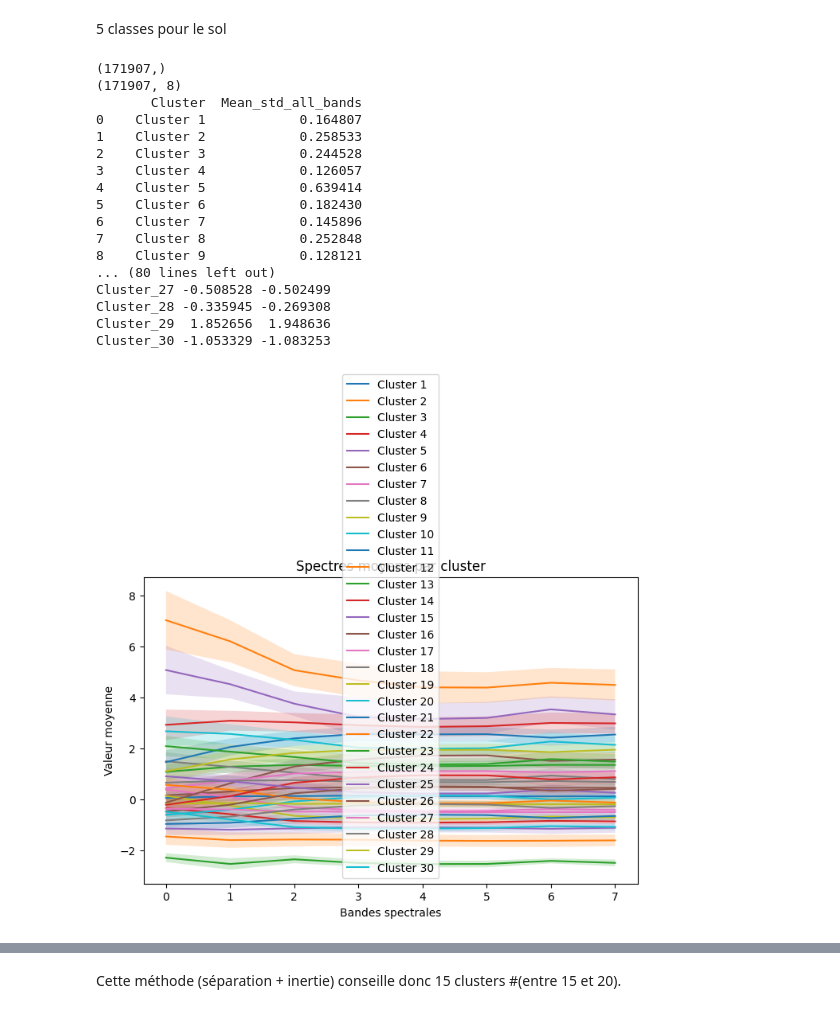
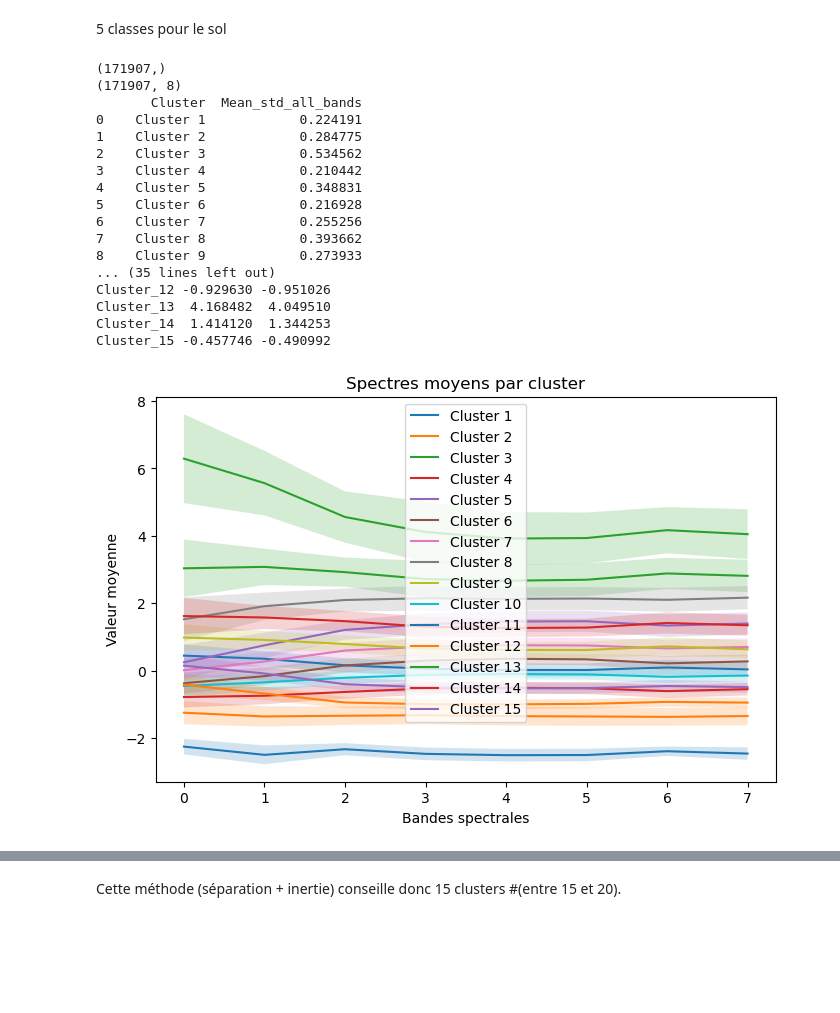
Before and after one commit to ArmanHosseini1/PIR-Rio-Tinto, a Jupyter notebook: SENTINEL-2/K-means.ipynb, the cells around one changed output, grey strips where cells are left out. Cells and saved outputs as stored; diff of their text form; code cells hidden in the pictures; blank space fills up the shorter version.

```diff
--- a/SENTINEL-2/K-means.ipynb
+++ b/SENTINEL-2/K-means.ipynb
@@ -519,7 +568,7 @@ k optimal trouvé = 5
 # %% [markdown]
 5 classes pour le sol
 # %%
-optimal_k = 30
+optimal_k = 15
 
 # --- 6) K-Means final avec k optimal ---
 kmeans_final = KMeans(n_clusters=optimal_k, random_state=42)
@@ -548,48 +597,48 @@ df = pd.DataFrame({
 df_mean_spectra = pd.DataFrame(
     mean_spectra,
     columns=[f'Bande_{i+1}' for i in range(soil_pixels.shape[1])]
 )
 
 print(df)
 df_mean_spectra.index = [f'Cluster_{i+1}' for i in range(optimal_k)]
 
 print(df_mean_spectra)
 
 plt.figure(figsize=(8,5))
 bands = np.arange(l)
 
 for k in range(optimal_k):
     plt.plot(mean_spectra[k], label=f'Cluster {k+1}')
     plt.fill_between(
         bands,
         mean_spectra[k] - std_spectra[k],
         mean_spectra[k] + std_spectra[k],
         alpha=0.2
     )
 plt.xlabel('Bandes spectrales')
 plt.ylabel('Valeur moyenne')
 plt.title('Spectres moyens par cluster')
 plt.legend()
 plt.show()
 # %% [output]
 (171907,)
 (171907, 8)
        Cluster  Mean_std_all_bands
-0    Cluster 1            0.164807
-1    Cluster 2            0.258533
-2    Cluster 3            0.244528
-3    Cluster 4            0.126057
-4    Cluster 5            0.639414
-5    Cluster 6            0.182430
-6    Cluster 7            0.145896
-7    Cluster 8            0.252848
-8    Cluster 9            0.128121
-... (80 lines left out)
-Cluster_27 -0.508528 -0.502499
-Cluster_28 -0.335945 -0.269308
-Cluster_29  1.852656  1.948636
-Cluster_30 -1.053329 -1.083253
+0    Cluster 1            0.224191
+1    Cluster 2            0.284775
+2    Cluster 3            0.534562
+3    Cluster 4            0.210442
+4    Cluster 5            0.348831
+5    Cluster 6            0.216928
+6    Cluster 7            0.255256
+7    Cluster 8            0.393662
+8    Cluster 9            0.273933
+... (35 lines left out)
+Cluster_12 -0.929630 -0.951026
+Cluster_13  4.168482  4.049510
+Cluster_14  1.414120  1.344253
+Cluster_15 -0.457746 -0.490992
-[figure, old version]
+[figure, new version]
 # %%
 import matplotlib.colors as colors
 
```
Also changed, not shown: parts of 9 cells of this notebook.
